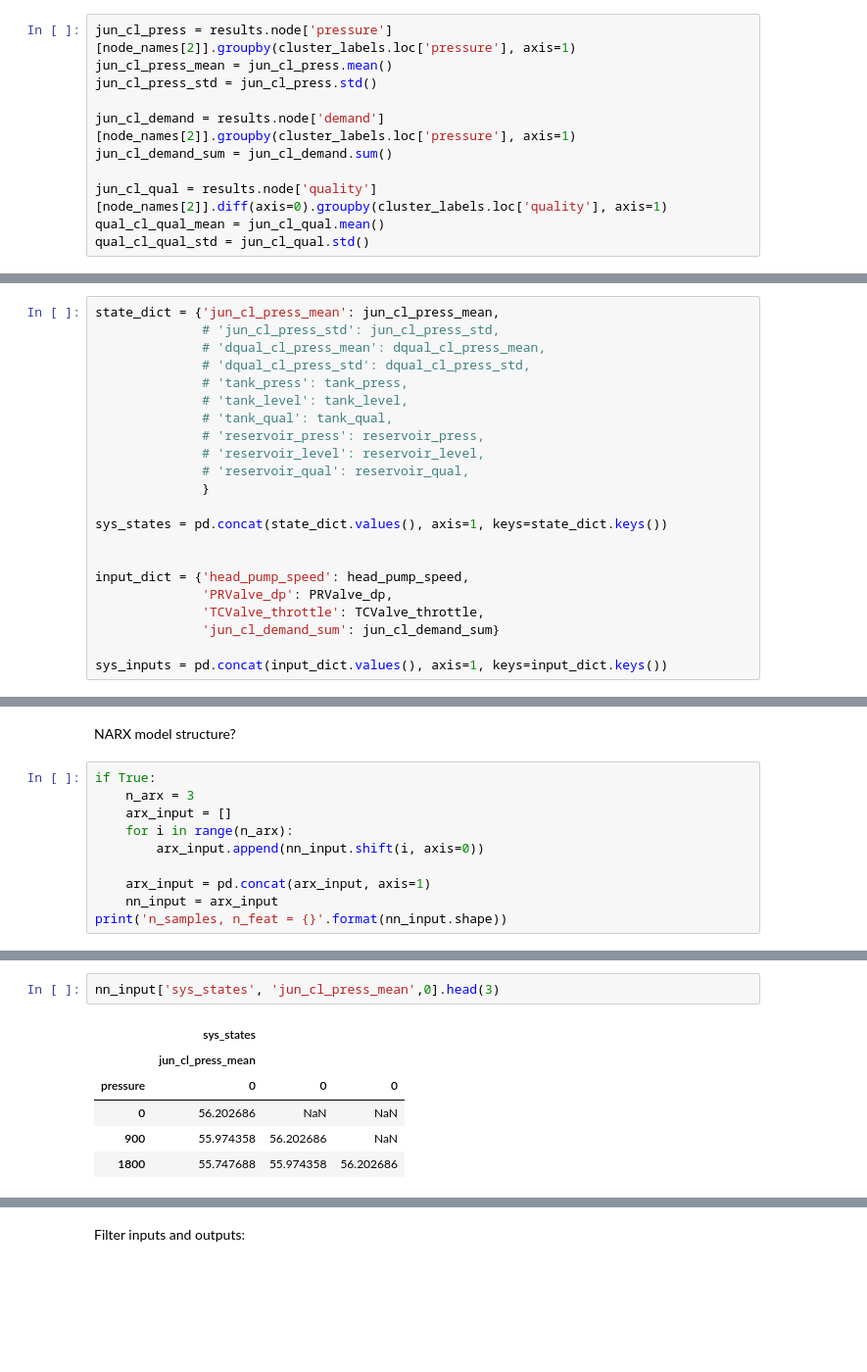
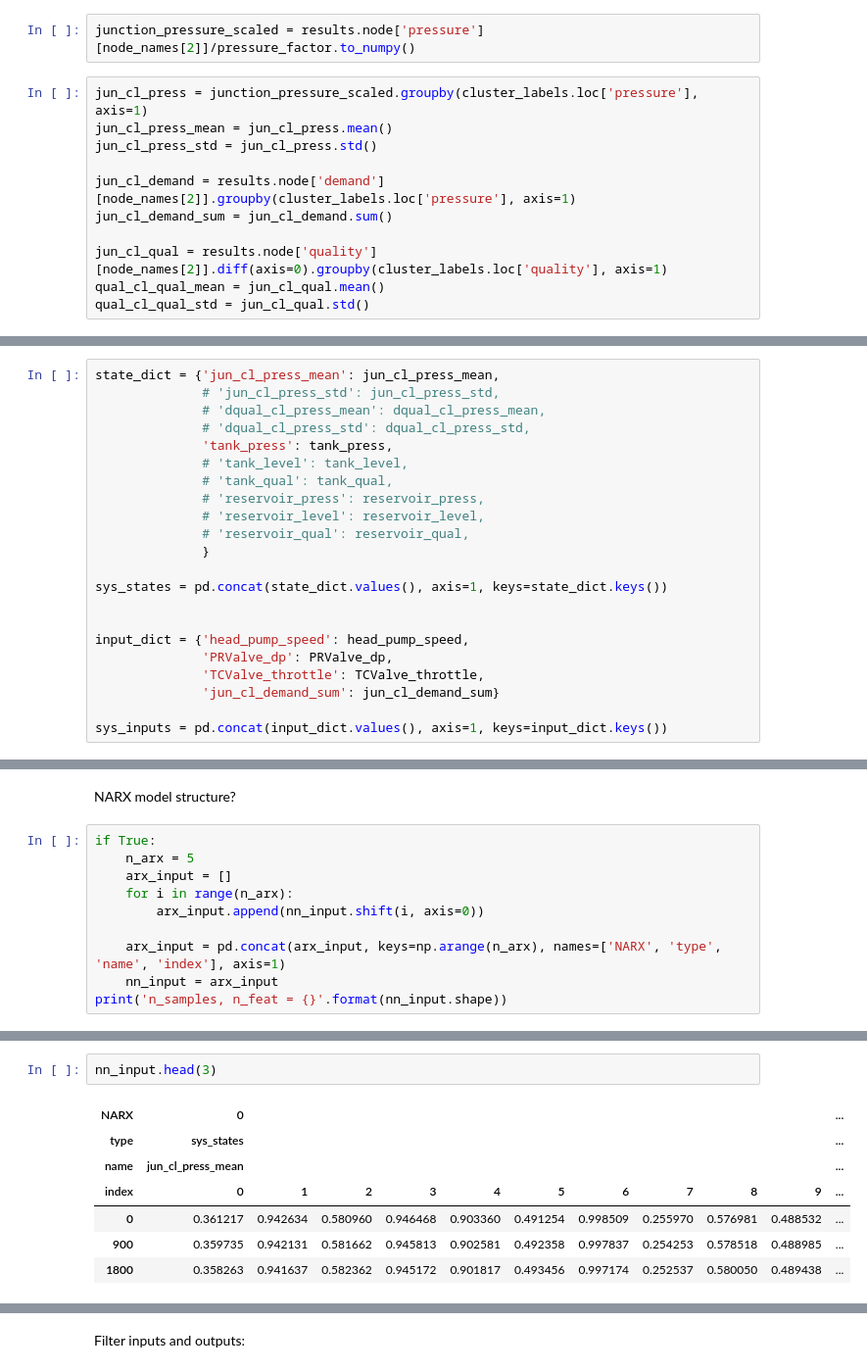
Before and after one commit to 4flixt/2019_WNTR_Surrogate_Model, a Jupyter notebook: Code/Surrogate_Model/surrogate_model.ipynb, the cells around one changed output, grey strips where cells are left out. Shown at 98% size. Drawn from its saved outputs; the diff is of its cells as text; blank space fills up the shorter version.

```diff
--- a/Code/Surrogate_Model/surrogate_model.ipynb
+++ b/Code/Surrogate_Model/surrogate_model.ipynb
@@ -46,5 +49,7 @@ with open(file, 'rb') as f:
+# %%
+junction_pressure_scaled = results.node['pressure'][node_names[2]]/pressure_factor.to_numpy()
 # %%
-jun_cl_press = results.node['pressure'][node_names[2]].groupby(cluster_labels.loc['pressure'], axis=1)
+jun_cl_press = junction_pressure_scaled.groupby(cluster_labels.loc['pressure'], axis=1)
 jun_cl_press_mean = jun_cl_press.mean()
 jun_cl_press_std = jun_cl_press.std()
 
@@ -137,7 +142,7 @@ state_dict = {'jun_cl_press_mean': jun_cl_press_mean,
               # 'jun_cl_press_std': jun_cl_press_std,
               # 'dqual_cl_press_mean': dqual_cl_press_mean,
               # 'dqual_cl_press_std': dqual_cl_press_std,
-              # 'tank_press': tank_press,
+              'tank_press': tank_press,
               # 'tank_level': tank_level,
               # 'tank_qual': tank_qual,
               # 'reservoir_press': reservoir_press,
@@ -205,12 +196,12 @@ n_samples, n_feat = (673, 69)
 NARX model structure?
 # %%
 if True:
-    n_arx = 3
+    n_arx = 5
     arx_input = []
     for i in range(n_arx):
         arx_input.append(nn_input.shift(i, axis=0))
 
-    arx_input = pd.concat(arx_input, axis=1)
+    arx_input = pd.concat(arx_input, keys=np.arange(n_arx), names=['NARX', 'type', 'name', 'index'], axis=1)
     nn_input = arx_input
 print('n_samples, n_feat = {}'.format(nn_input.shape))
 # %% [output]
@@ -218,9 +209,10 @@ n_samples, n_feat = (673, 207)
 # %%
-nn_input['sys_states', 'jun_cl_press_mean',0].head(3)
+nn_input.head(3)
 # %% [output]
-|  | sys_states |  |  |
-|  | jun_cl_press_mean |  |  |
-| pressure | 0 | 0 | 0 |
-| 0 | 56.202686 | NaN | NaN |
-| 900 | 55.974358 | 56.202686 | NaN |
-| 1800 | 55.747688 | 55.974358 | 56.202686 |
+| NARX | 0 |  |  |  |  |  |  |  |  |  | ... |
+| type | sys_states |  |  |  |  |  |  |  |  |  | ... |
+| name | jun_cl_press_mean |  |  |  |  |  |  |  |  |  | ... |
+| index | 0 | 1 | 2 | 3 | 4 | 5 | 6 | 7 | 8 | 9 | ... |
+| 0 | 0.361217 | 0.942634 | 0.580960 | 0.946468 | 0.903360 | 0.491254 | 0.998509 | 0.255970 | 0.576981 | 0.488532 | ... |
+| 900 | 0.359735 | 0.942131 | 0.581662 | 0.945813 | 0.902581 | 0.492358 | 0.997837 | 0.254253 | 0.578518 | 0.488985 | ... |
+| 1800 | 0.358263 | 0.941637 | 0.582362 | 0.945172 | 0.901817 | 0.493456 | 0.997174 | 0.252537 | 0.580050 | 0.489438 | ... |
```
Also changed, not shown: parts of 38 cells of this notebook.
